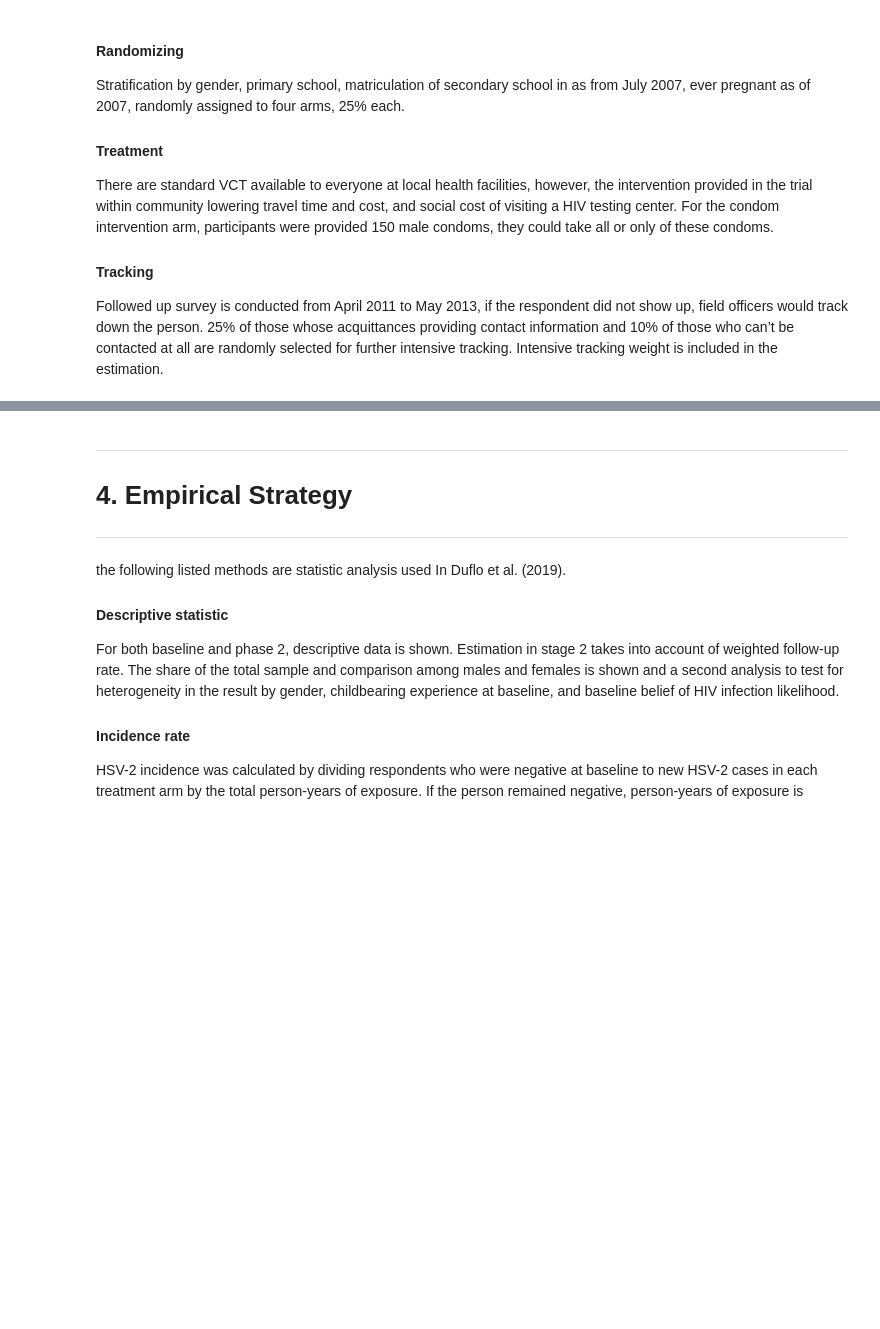
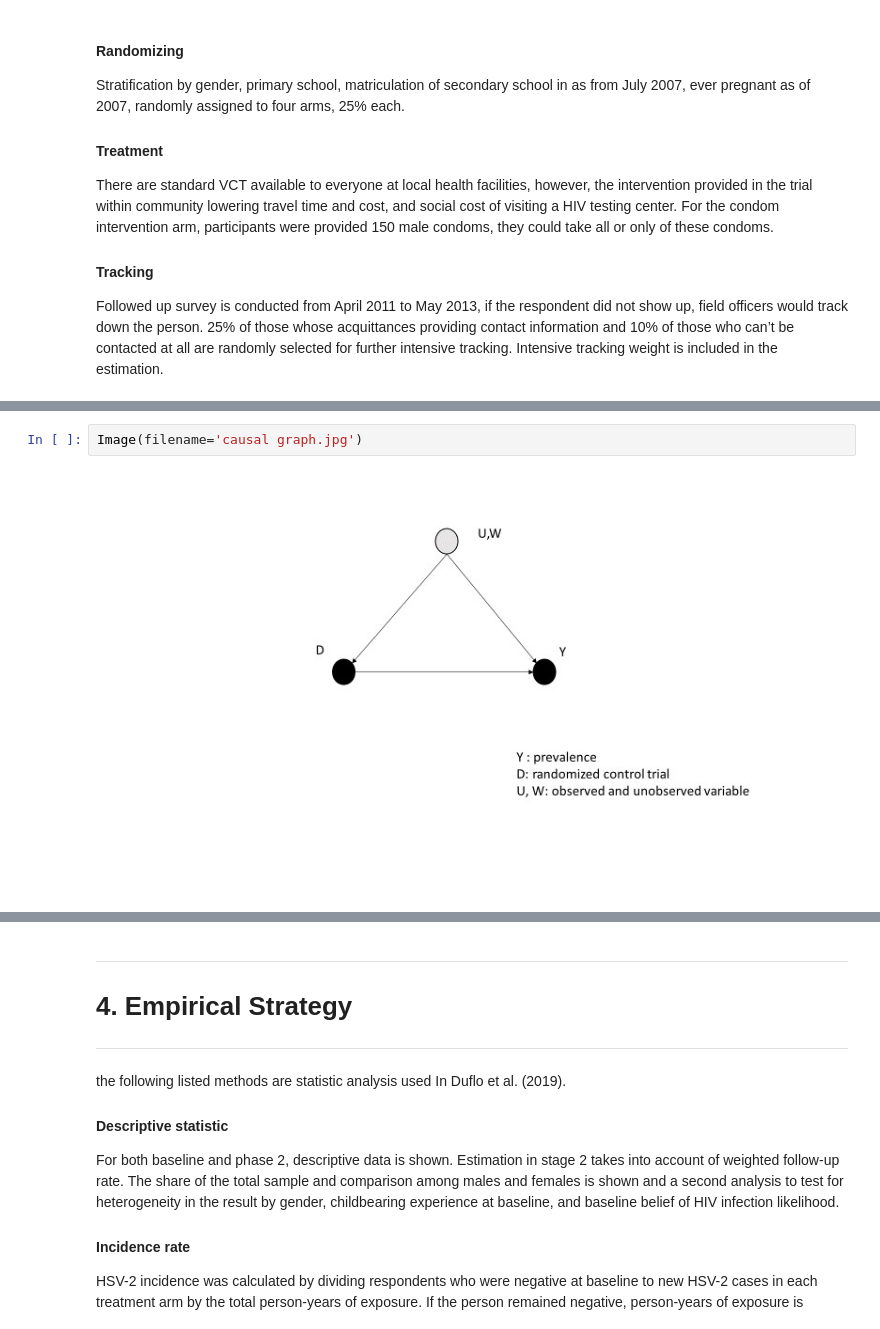
Before and after one commit to amanda8412383/microeconometrics, a Jupyter notebook: Duflo_2019_Wu.ipynb, the cells around one changed output, grey strips where cells are left out. Cells and saved outputs as stored; diff of their text form; blank space fills up the shorter version.

Commit message:
graph

```diff
--- a/Duflo_2019_Wu.ipynb
+++ b/Duflo_2019_Wu.ipynb
@@ -91 +100,5 @@ Followed up survey is conducted from April 2011 to May 2013, if the respondent d
+# %%
+Image(filename='causal graph.jpg')
+# %% [output]
+[figure, added]
 # %% [markdown]
```
Also changed, not shown: parts of 3 cells of this notebook, 3 other files.
